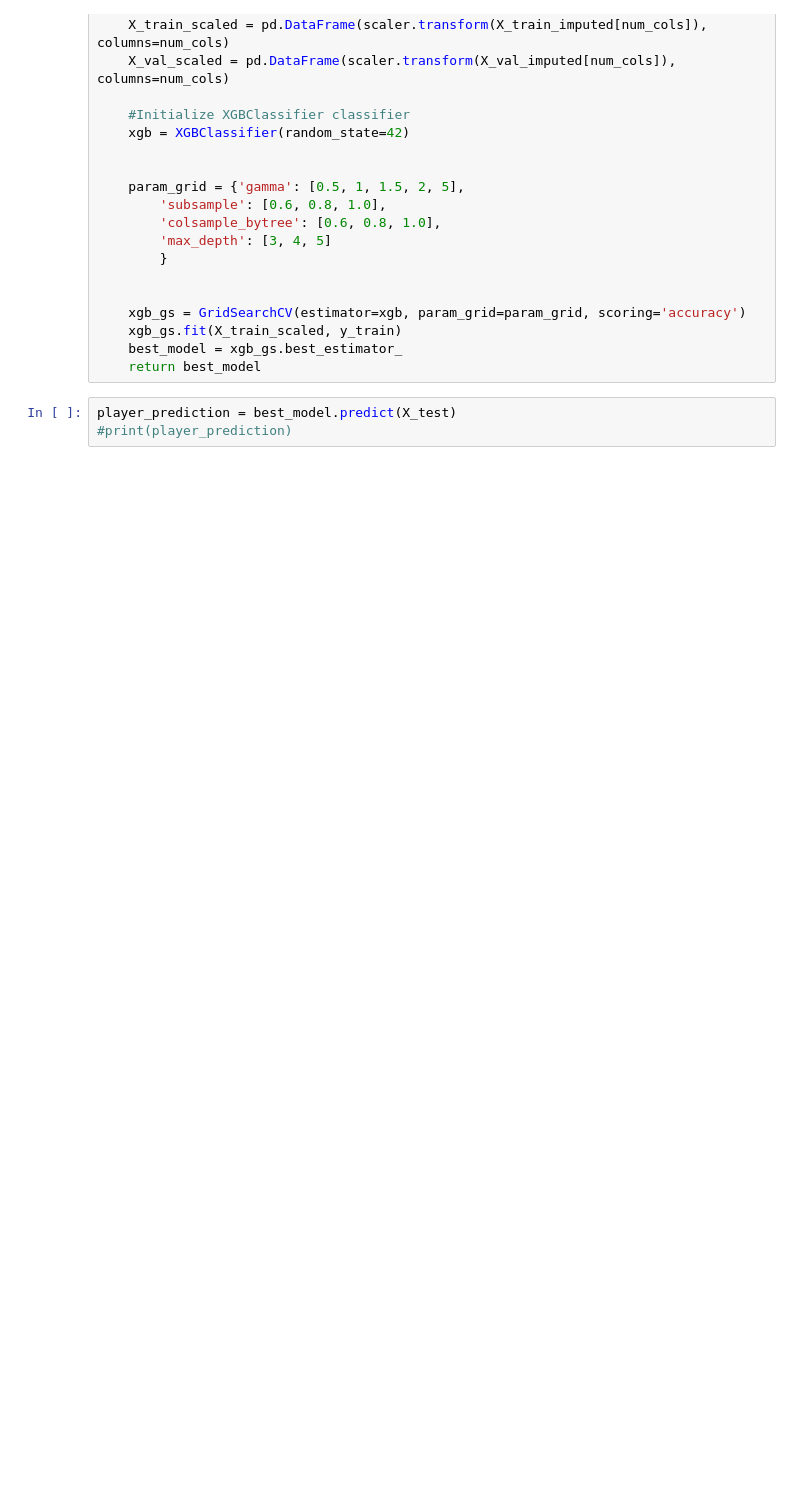
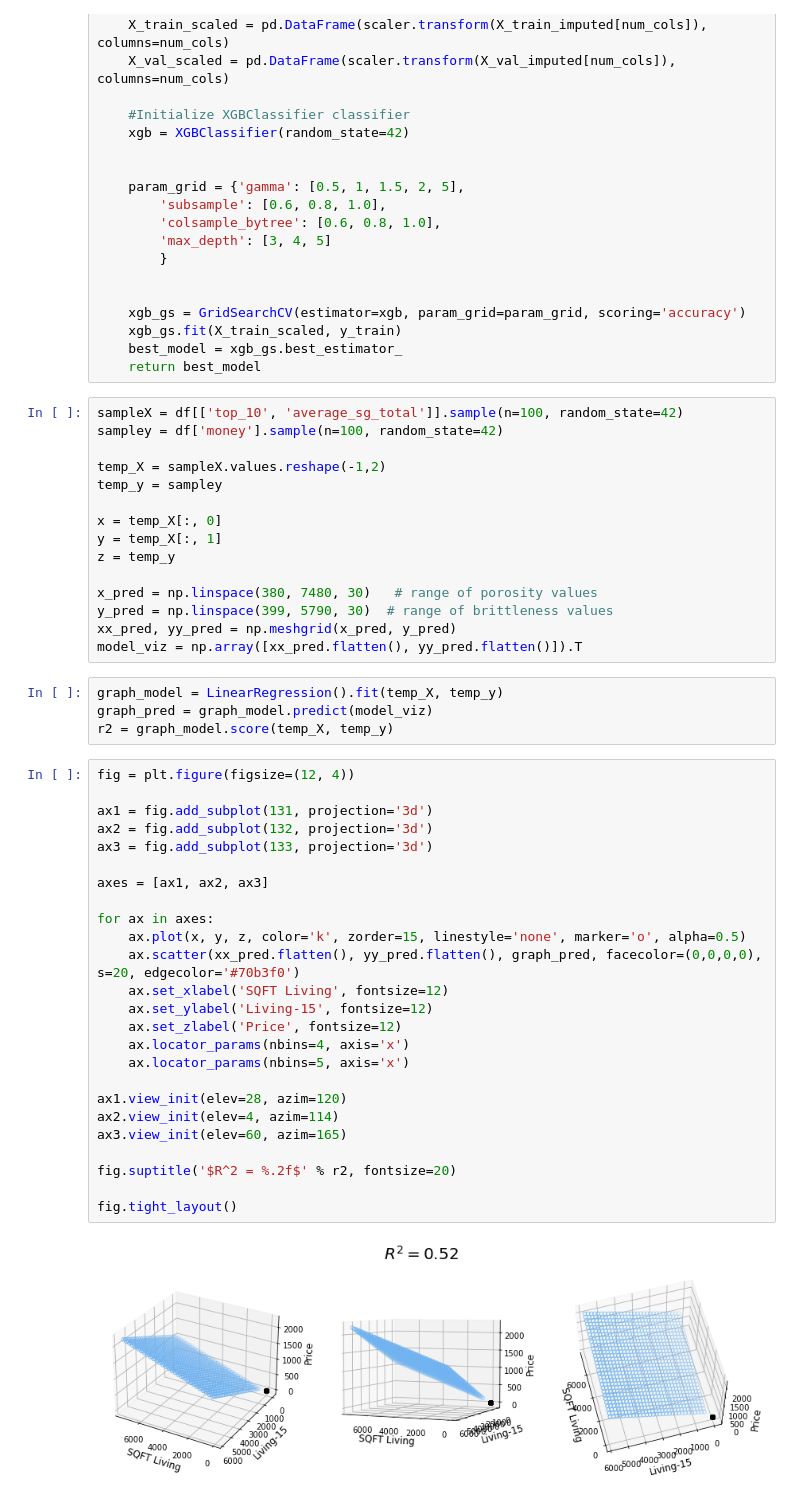
Before and after one commit to asval211/pga_golf_dataset, a Jupyter notebook: notebooks/exploratory/Elliott/Data_for_golf.ipynb, the cells around one changed output. Cells and saved outputs as stored; diff of their text form; blank space fills up the shorter version.

```diff
--- a/notebooks/exploratory/Elliott/Data_for_golf.ipynb
+++ b/notebooks/exploratory/Elliott/Data_for_golf.ipynb
@@ -912,6 +932,49 @@ def whats_up(X, y):
     xgb_gs.fit(X_train_scaled, y_train)
     best_model = xgb_gs.best_estimator_
     return best_model
-# %%
-player_prediction = best_model.predict(X_test)
-#print(player_prediction)
+# %%
+sampleX = df[['top_10', 'average_sg_total']].sample(n=100, random_state=42)
+sampley = df['money'].sample(n=100, random_state=42)
+
+temp_X = sampleX.values.reshape(-1,2)
+temp_y = sampley
+
+x = temp_X[:, 0]
+y = temp_X[:, 1]
+z = temp_y
+
+x_pred = np.linspace(380, 7480, 30)   # range of porosity values
+y_pred = np.linspace(399, 5790, 30)  # range of brittleness values
+xx_pred, yy_pred = np.meshgrid(x_pred, y_pred)
+model_viz = np.array([xx_pred.flatten(), yy_pred.flatten()]).T
+# %%
+graph_model = LinearRegression().fit(temp_X, temp_y)
+graph_pred = graph_model.predict(model_viz)
+r2 = graph_model.score(temp_X, temp_y)
+# %%
+fig = plt.figure(figsize=(12, 4))
+
+ax1 = fig.add_subplot(131, projection='3d')
+ax2 = fig.add_subplot(132, projection='3d')
+ax3 = fig.add_subplot(133, projection='3d')
+
+axes = [ax1, ax2, ax3]
+
+for ax in axes:
+    ax.plot(x, y, z, color='k', zorder=15, linestyle='none', marker='o', alpha=0.5)
+    ax.scatter(xx_pred.flatten(), yy_pred.flatten(), graph_pred, facecolor=(0,0,0,0), s=20, edgecolor='#70b3f0')
+    ax.set_xlabel('SQFT Living', fontsize=12)
+    ax.set_ylabel('Living-15', fontsize=12)
+    ax.set_zlabel('Price', fontsize=12)
+    ax.locator_params(nbins=4, axis='x')
+    ax.locator_params(nbins=5, axis='x')
+
+ax1.view_init(elev=28, azim=120)
+ax2.view_init(elev=4, azim=114)
+ax3.view_init(elev=60, azim=165)
+
+fig.suptitle('$R^2 = %.2f$' % r2, fontsize=20)
+
+fig.tight_layout()
+# %% [output]
+[figure, added]
```
Also changed, not shown: parts of 2 cells of this notebook, 1 other file.
